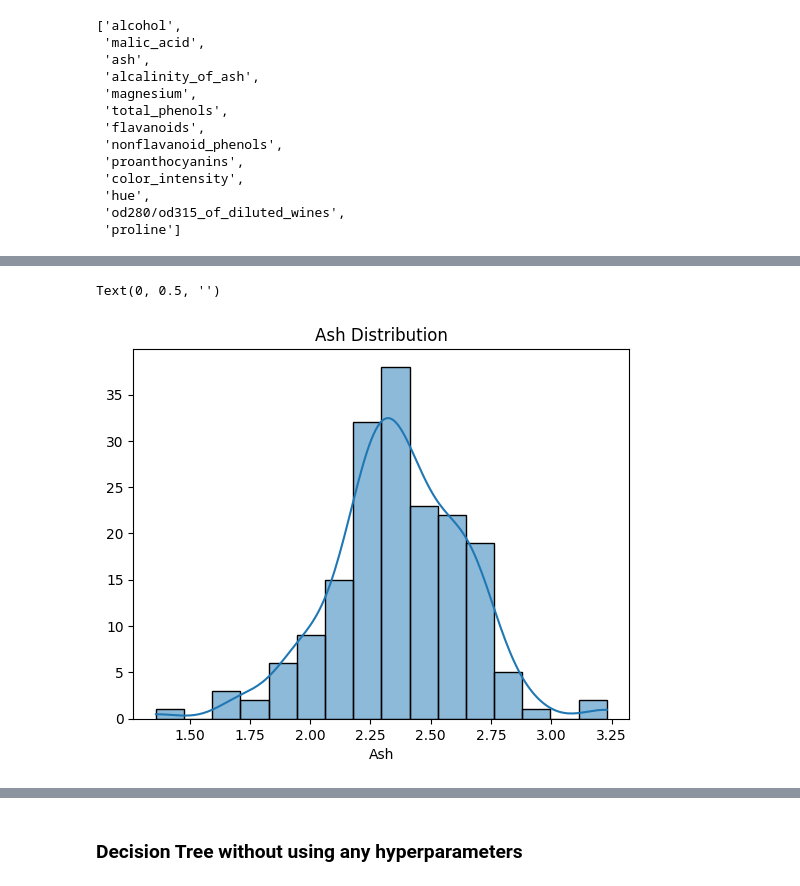
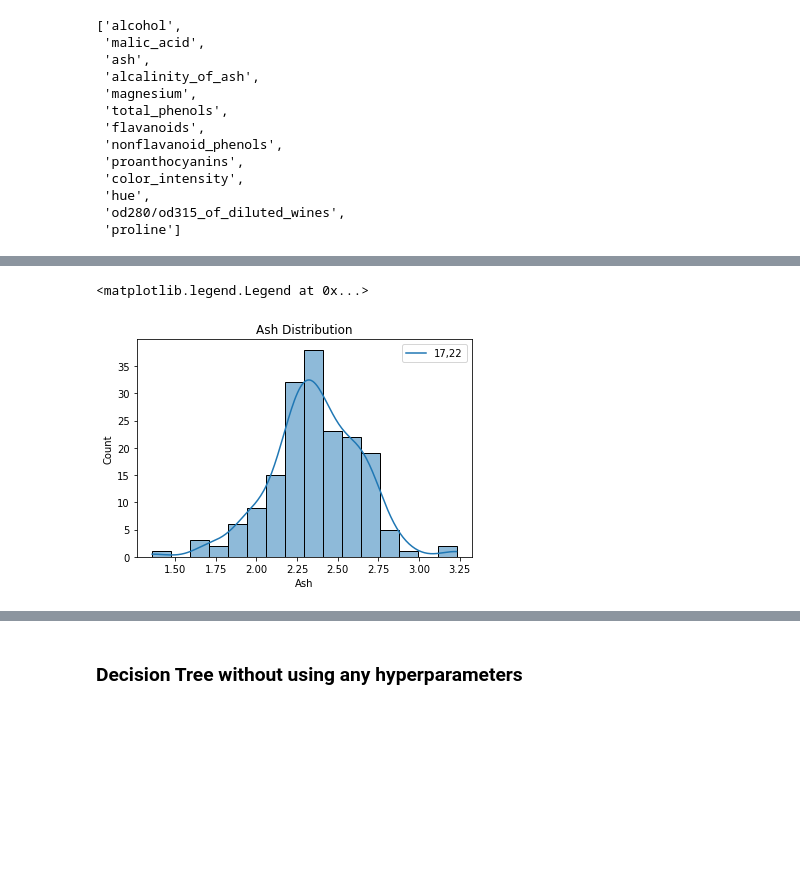
Before and after one commit to Kaustuv-Karki/Data-mining, a Jupyter notebook: DecisionTree/DecisionTree.ipynb, the cells around one changed output, grey strips where cells are left out. Saved outputs shown, nothing was run; the diff lists cells and outputs as text; code cells hidden in the pictures; blank space fills up the shorter version.

```diff
--- a/DecisionTree/DecisionTree.ipynb
+++ b/DecisionTree/DecisionTree.ipynb
@@ -208,11 +210,12 @@ Text(0, 0.5, '')
 # %%
 sns.histplot(data["ash"], kde=True)
 plt.title("Ash Distribution")
 plt.xlabel("Ash")
-plt.ylabel("")
+plt.ylabel("Count")
+plt.legend(["17,22"])
 # %% [output]
-Text(0, 0.5, '')
+<matplotlib.legend.Legend at 0x...>
-[figure, old version]
+[figure, new version]
 # %%
 sns.histplot(data["alcalinity_of_ash"], kde=True)
 plt.title("Ash Alkanility Distribution")
```
Also changed, not shown: parts of 39 cells of this notebook, 6 other files.
